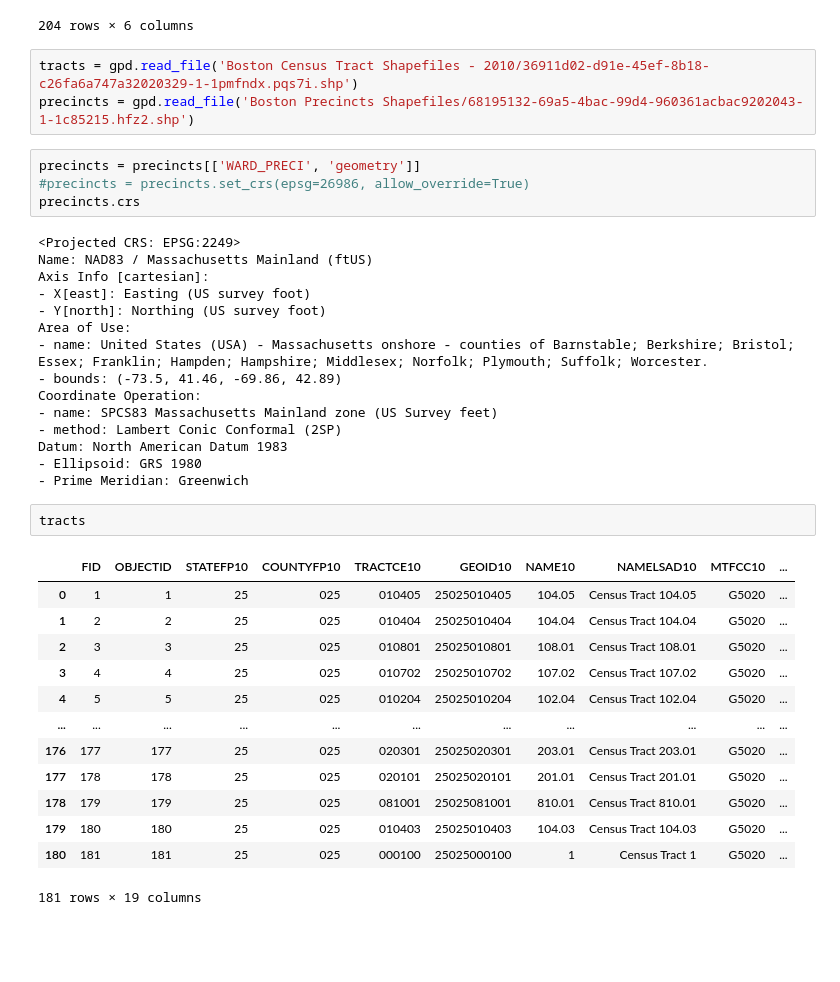
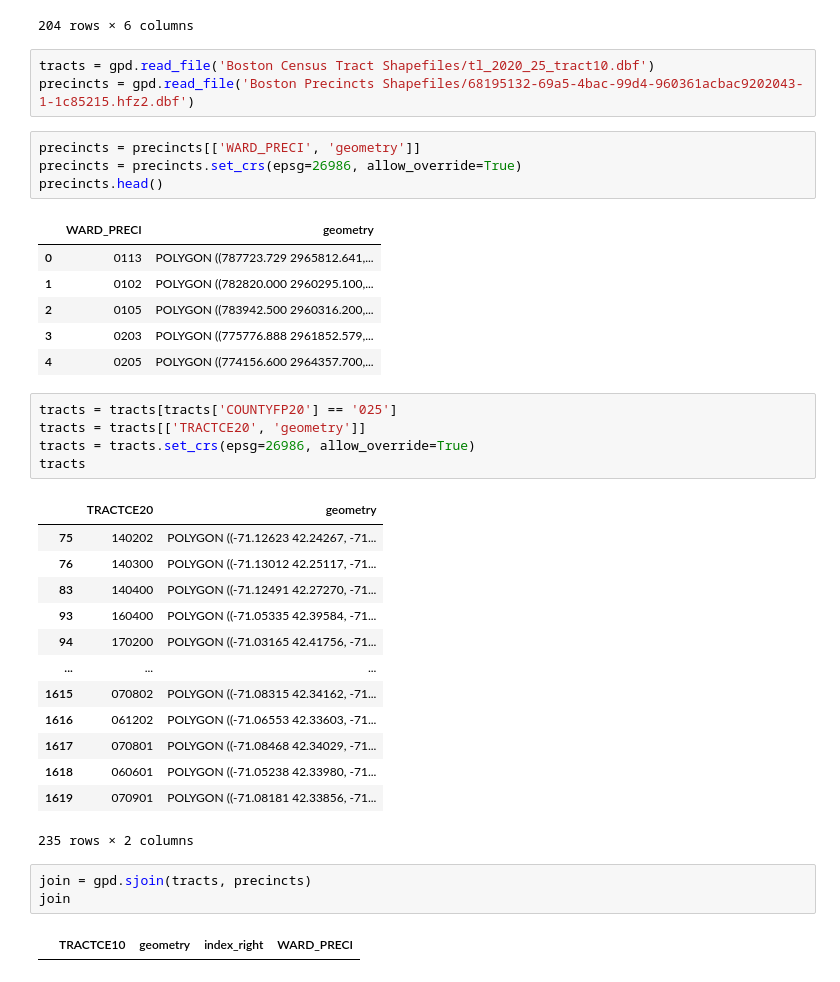
Before and after one commit to yagevlevi/CensusDataScraping, a Jupyter notebook: CensusData_To_Precincts.ipynb, the cells around one changed output. Saved outputs shown, nothing was run; the diff lists cells and outputs as text; blank space fills up the shorter version.

Commit message:
using new census tract shapefiles

```diff
--- a/CensusData_To_Precincts.ipynb
+++ b/CensusData_To_Precincts.ipynb
@@ -107,40 +107,40 @@ df
 | Census Tract 1804, Suffolk County... | 1933 | 1820 | 18 | 0 | 27 | 7 |
 204 rows × 6 columns
 # %%
-tracts = gpd.read_file('Boston Census Tract Shapefiles - 2010/36911d02-d91e-45ef-8b18-c26fa6a747a32020329-1-1pmfndx.pqs7i.shp')
-precincts = gpd.read_file('Boston Precincts Shapefiles/68195132-69a5-4bac-99d4-960361acbac9202043-1-1c85215.hfz2.shp')
+tracts = gpd.read_file('Boston Census Tract Shapefiles/tl_2020_25_tract10.dbf')
+precincts = gpd.read_file('Boston Precincts Shapefiles/68195132-69a5-4bac-99d4-960361acbac9202043-1-1c85215.hfz2.dbf')
 # %%
 precincts = precincts[['WARD_PRECI', 'geometry']]
-#precincts = precincts.set_crs(epsg=26986, allow_override=True)
-precincts.crs
+precincts = precincts.set_crs(epsg=26986, allow_override=True)
+precincts.head()
 # %% [output]
-<Projected CRS: EPSG:2249>
-Name: NAD83 / Massachusetts Mainland (ftUS)
-Axis Info [cartesian]:
-- X[east]: Easting (US survey foot)
-- Y[north]: Northing (US survey foot)
-Area of Use:
-- name: United States (USA) - Massachusetts onshore - counties of Barnstable; Berkshire; Bristol; Essex; Franklin; Hampden; Hampshire; Middlesex; Norfolk; Plymouth; Suffolk; Worcester.
-- bounds: (-73.5, 41.46, -69.86, 42.89)
-Coordinate Operation:
-- name: SPCS83 Massachusetts Mainland zone (US Survey feet)
-- method: Lambert Conic Conformal (2SP)
-Datum: North American Datum 1983
-- Ellipsoid: GRS 1980
-- Prime Meridian: Greenwich
+|  | WARD_PRECI | geometry |
+| 0 | 0113 | POLYGON ((787723.729 2965812.641,... |
+| 1 | 0102 | POLYGON ((782820.000 2960295.100,... |
+| 2 | 0105 | POLYGON ((783942.500 2960316.200,... |
+| 3 | 0203 | POLYGON ((775776.888 2961852.579,... |
+| 4 | 0205 | POLYGON ((774156.600 2964357.700,... |
 # %%
+tracts = tracts[tracts['COUNTYFP20'] == '025']
+tracts = tracts[['TRACTCE20', 'geometry']]
+tracts = tracts.set_crs(epsg=26986, allow_override=True)
 tracts
 # %% [output]
-|  | FID | OBJECTID | STATEFP10 | COUNTYFP10 | TRACTCE10 | GEOID10 | NAME10 | NAMELSAD10 | MTFCC10 | ... |
-| 0 | 1 | 1 | 25 | 025 | 010405 | 25025010405 | 104.05 | Census Tract 104.05 | G5020 | ... |
-| 1 | 2 | 2 | 25 | 025 | 010404 | 25025010404 | 104.04 | Census Tract 104.04 | G5020 | ... |
-| 2 | 3 | 3 | 25 | 025 | 010801 | 25025010801 | 108.01 | Census Tract 108.01 | G5020 | ... |
-| 3 | 4 | 4 | 25 | 025 | 010702 | 25025010702 | 107.02 | Census Tract 107.02 | G5020 | ... |
-| 4 | 5 | 5 | 25 | 025 | 010204 | 25025010204 | 102.04 | Census Tract 102.04 | G5020 | ... |
-| ... | ... | ... | ... | ... | ... | ... | ... | ... | ... | ... |
-| 176 | 177 | 177 | 25 | 025 | 020301 | 25025020301 | 203.01 | Census Tract 203.01 | G5020 | ... |
-| 177 | 178 | 178 | 25 | 025 | 020101 | 25025020101 | 201.01 | Census Tract 201.01 | G5020 | ... |
-| 178 | 179 | 179 | 25 | 025 | 081001 | 25025081001 | 810.01 | Census Tract 810.01 | G5020 | ... |
-| 179 | 180 | 180 | 25 | 025 | 010403 | 25025010403 | 104.03 | Census Tract 104.03 | G5020 | ... |
-| 180 | 181 | 181 | 25 | 025 | 000100 | 25025000100 | 1 | Census Tract 1 | G5020 | ... |
+|  | TRACTCE20 | geometry |
+| 75 | 140202 | POLYGON ((-71.12623 42.24267, -71... |
+| 76 | 140300 | POLYGON ((-71.13012 42.25117, -71... |
+| 83 | 140400 | POLYGON ((-71.12491 42.27270, -71... |
+| 93 | 160400 | POLYGON ((-71.05335 42.39584, -71... |
+| 94 | 170200 | POLYGON ((-71.03165 42.41756, -71... |
+| ... | ... | ... |
+| 1615 | 070802 | POLYGON ((-71.08315 42.34162, -71... |
+| 1616 | 061202 | POLYGON ((-71.06553 42.33603, -71... |
+| 1617 | 070801 | POLYGON ((-71.08468 42.34029, -71... |
+| 1618 | 060601 | POLYGON ((-71.05238 42.33980, -71... |
+| 1619 | 070901 | POLYGON ((-71.08181 42.33856, -71... |
-181 rows × 19 columns
+235 rows × 2 columns
+# %%
+join = gpd.sjoin(tracts, precincts)
+join
+# %% [output]
+|  | TRACTCE10 | geometry | index_right | WARD_PRECI |
```
Also changed, not shown: 21 other files.
